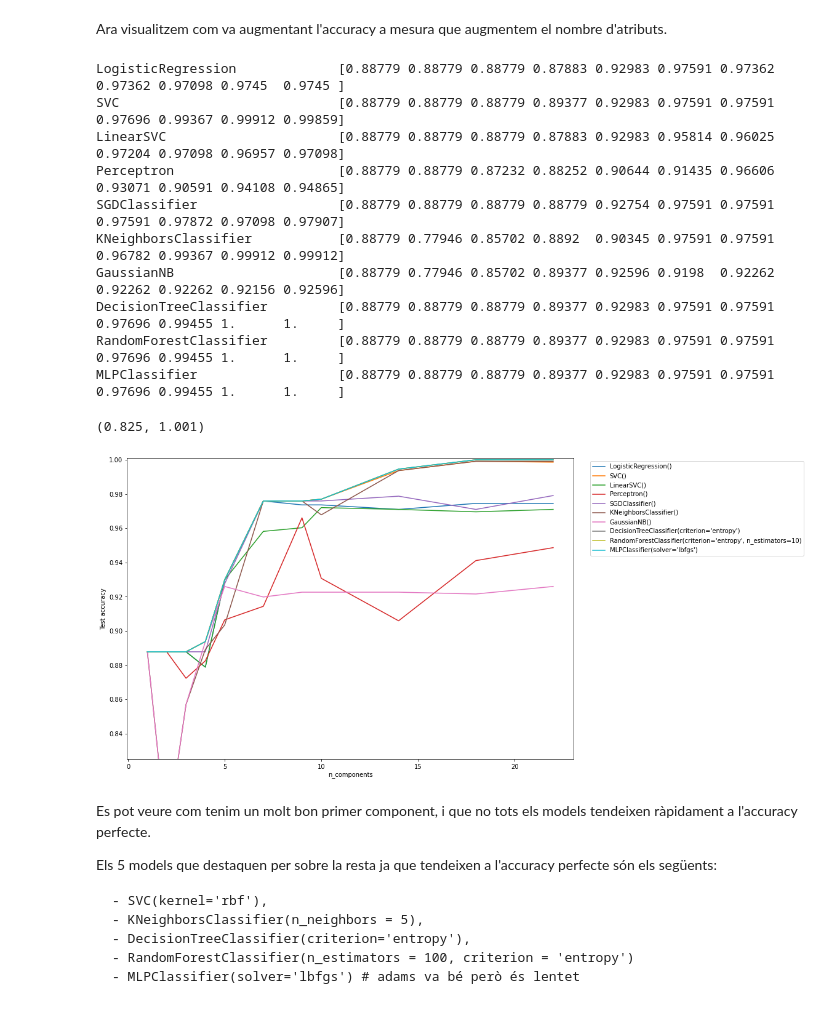
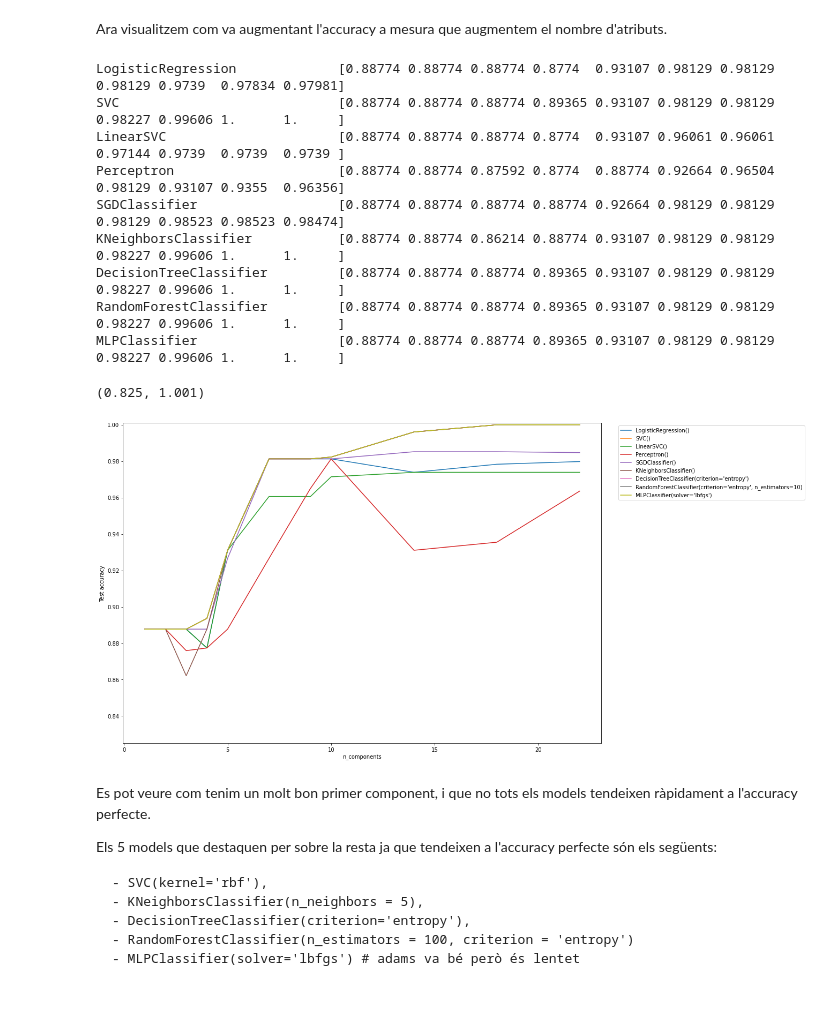
Before and after one commit to AlbertRoca29/Mushrooms, a Jupyter notebook: mushrooms.ipynb, the cells around one changed output. Cells and saved outputs as stored; diff of their text form; code cells hidden in the pictures.

```diff
--- a/mushrooms.ipynb
+++ b/mushrooms.ipynb
@@ -133,10 +155,10 @@ y = dataset['class'] == 'e'     # class: Poisonous  = 0 , Eatable = 1
 # %% [markdown]
 ### Visualització amb Boxplots de les diferents variables
 # %%
-fig = plt.figure(figsize=(28,22))
+fig = plt.figure(figsize=(30,16))
 i=1
 for col in X.columns:
-    ax = fig.add_subplot(4,6, i)
+    ax = fig.add_subplot(3,7, i)
     b = sns.countplot(data = dataset, x = col)
     b.set_xlabel(col,fontsize=13)
     i+=1
@@ -145,10 +167,10 @@ for col in X.columns:
 # %% [markdown]
 Ara vull visualitzar quants verinosos i quants comestibles hi ha en cada un dels atributs de les variables.
 # %%
-fig = plt.figure(figsize=(25,22))
+fig = plt.figure(figsize=(30,16))
 a=1
 for c in X.columns:
-    ax = fig.add_subplot(4,6, a)
+    ax = fig.add_subplot(3,7, a)
     poisonous = []
     edibles = []
     for i in np.unique(X[c]):
@@ -220,14 +242,9 @@ Un 48.2% del bolets del dataset són verinosos. No caldrà utilitzar cap estrate
 
 A més pot printar la matriu i el report.
 # %%
-def print_score(classifier,X_train,y_train,X_test,y_test,matriu=False,report=False, average = True):
+def print_score(classifier,X_test ,y_test, matriu=False,report=False,cv =4):
     print('\n',type(classifier).__name__)
-    if(average):
-        res = cross_val_score(classifier, X_train, y_train, cv=5, n_jobs=-1, scoring='accuracy')
-        print('Average Accuracy:\t{0:.4f}'.format(res.mean()))
-    else:
-        print('%-50s Accuracy Score: %.4f\n' % (classifier,accuracy_score(y_test,classifier.predict(X_test))))
-    # print('Standard Deviation:\t{0:.4f}'.format(res.std()))
+    print('Accuracy Score: %.5f\n' % (accuracy_score(y_test,classifier.predict(X_test))))
     if(report): print('Classification Report:\n{}'.format(classification_report(y_test,classifier.predict(X_test))))
     if(matriu): print('Confusion Matrix:\n{}\n'.format(confusion_matrix(y_test,classifier.predict(X_test))))
 # %% [markdown]
@@ -235,7 +252,7 @@ def print_score(classifier,X_train,y_train,X_test,y_test,matriu=False,report=Fal
 # %% [markdown]
 Escullo  els següents 10 models, que he consideran que són els més bons per aquest dataset i una bona mostra representativa de tots els models que ens poden servir per fer classification.
 # %%
-X_train, X_test, y_train, y_test = train_test_split(X_norm, y, test_size=0.3)
+X_train, X_test, y_train, y_test = train_test_split(X_norm, y, test_size=0.25)
 
 models = [
     LogisticRegression(),
@@ -244,7 +261,6 @@ models = [
     Perceptron(),
     SGDClassifier(),
     KNeighborsClassifier(n_neighbors = 5),
-    GaussianNB(),
     DecisionTreeClassifier(criterion='entropy'),
     RandomForestClassifier(n_estimators = 10, criterion = 'entropy'),
     MLPClassifier(solver='lbfgs') # adams va bé però és lentet
@@ -254,7 +270,7 @@ models = [
 for classifier in models:
     t = time.time()
     classifier.fit(X_train,y_train)
-    print_score(classifier,X_train,y_train,X_test,y_test,matriu = False)
+    print_score(classifier,X_test,y_test,matriu = False)
     print("temps = %3.4fs"%(time.time()-t))
 # %% [output]
  LogisticRegression
@@ -283,42 +299,40 @@ Ara visualitzem com va augmentant l'accuracy a mesura que augmentem el nombre d'
 # %%
 def k_features_accuracy_evolution(classifier,X_train,y_train,X_test,y_test,n_final=0,step = 1,L = []):
     if(n_final):
         L = list(range(1,n_final+1,step))
     selector = [SelectKBest(score_func=chi2, k=i) for i in L]
     acc =[]
     for i in range(len(L)):
         X_train_r = selector[i].fit_transform(X_train,y_train)
         X_test_r = selector[i].transform(X_test)
         classifier.fit(X_train_r,y_train)
-        res = cross_val_score(classifier, X_train_r, y_train, cv=2, n_jobs=-1, scoring='accuracy').mean()
-        acc.append(res)
+        acc.append( accuracy_score(y_test,classifier.predict(X_test_r)) )
     plt.xlabel(L)
     plt.plot(L,acc,label = classifier)
     print(type(classifier).__name__.ljust(30, ' '),np.array(acc))
 
 np.set_printoptions(precision=5, linewidth=np.inf)
-plt.figure(figsize=(13,9))
+plt.figure(figsize=(16,11))
 for classifier in models:
     L = list(range(1,5)) + list(range(5,10,2)) + list(range(10,23,4))
     k_features_accuracy_evolution(classifier,X_train,y_train,X_test,y_test,L=L)
 np.set_printoptions(precision=None, linewidth= None)
 plt.xlabel("n_components")
 plt.ylabel("Test accuracy")
 plt.legend(bbox_to_anchor=(1.03, 1))
 plt.ylim([0.825, 1.001])
 # %% [output]
-LogisticRegression             [0.88779 0.88779 0.88779 0.87883 0.92983 0.97591 0.97362 0.97362 0.97098 0.9745  0.9745 ]
-SVC                            [0.88779 0.88779 0.88779 0.89377 0.92983 0.97591 0.97591 0.97696 0.99367 0.99912 0.99859]
-LinearSVC                      [0.88779 0.88779 0.88779 0.87883 0.92983 0.95814 0.96025 0.97204 0.97098 0.96957 0.97098]
-Perceptron                     [0.88779 0.88779 0.87232 0.88252 0.90644 0.91435 0.96606 0.93071 0.90591 0.94108 0.94865]
-SGDClassifier                  [0.88779 0.88779 0.88779 0.88779 0.92754 0.97591 0.97591 0.97591 0.97872 0.97098 0.97907]
-KNeighborsClassifier           [0.88779 0.77946 0.85702 0.8892  0.90345 0.97591 0.97591 0.96782 0.99367 0.99912 0.99912]
-GaussianNB                     [0.88779 0.77946 0.85702 0.89377 0.92596 0.9198  0.92262 0.92262 0.92262 0.92156 0.92596]
-DecisionTreeClassifier         [0.88779 0.88779 0.88779 0.89377 0.92983 0.97591 0.97591 0.97696 0.99455 1.      1.     ]
-RandomForestClassifier         [0.88779 0.88779 0.88779 0.89377 0.92983 0.97591 0.97591 0.97696 0.99455 1.      1.     ]
-MLPClassifier                  [0.88779 0.88779 0.88779 0.89377 0.92983 0.97591 0.97591 0.97696 0.99455 1.      1.     ]
+LogisticRegression             [0.88774 0.88774 0.88774 0.8774  0.93107 0.98129 0.98129 0.98129 0.9739  0.97834 0.97981]
+SVC                            [0.88774 0.88774 0.88774 0.89365 0.93107 0.98129 0.98129 0.98227 0.99606 1.      1.     ]
+LinearSVC                      [0.88774 0.88774 0.88774 0.8774  0.93107 0.96061 0.96061 0.97144 0.9739  0.9739  0.9739 ]
+Perceptron                     [0.88774 0.88774 0.87592 0.8774  0.88774 0.92664 0.96504 0.98129 0.93107 0.9355  0.96356]
+SGDClassifier                  [0.88774 0.88774 0.88774 0.88774 0.92664 0.98129 0.98129 0.98129 0.98523 0.98523 0.98474]
+KNeighborsClassifier           [0.88774 0.88774 0.86214 0.88774 0.93107 0.98129 0.98129 0.98227 0.99606 1.      1.     ]
+DecisionTreeClassifier         [0.88774 0.88774 0.88774 0.89365 0.93107 0.98129 0.98129 0.98227 0.99606 1.      1.     ]
+RandomForestClassifier         [0.88774 0.88774 0.88774 0.89365 0.93107 0.98129 0.98129 0.98227 0.99606 1.      1.     ]
+MLPClassifier                  [0.88774 0.88774 0.88774 0.89365 0.93107 0.98129 0.98129 0.98227 0.99606 1.      1.     ]
 (0.825, 1.001)
-[figure, old version]
+[figure, new version]
 # %% [markdown]
 Es pot veure com tenim un molt bon primer component, i que no tots els models tendeixen ràpidament a l'accuracy perfecte.
 
```
Also changed, not shown: parts of 37 cells of this notebook.
